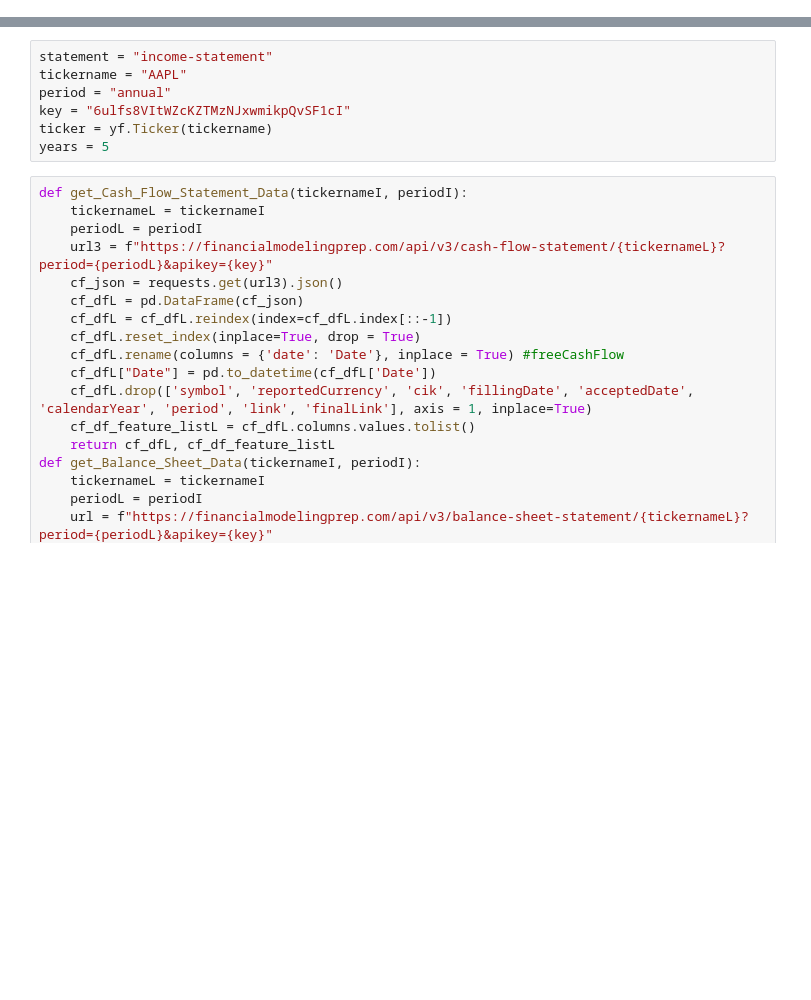
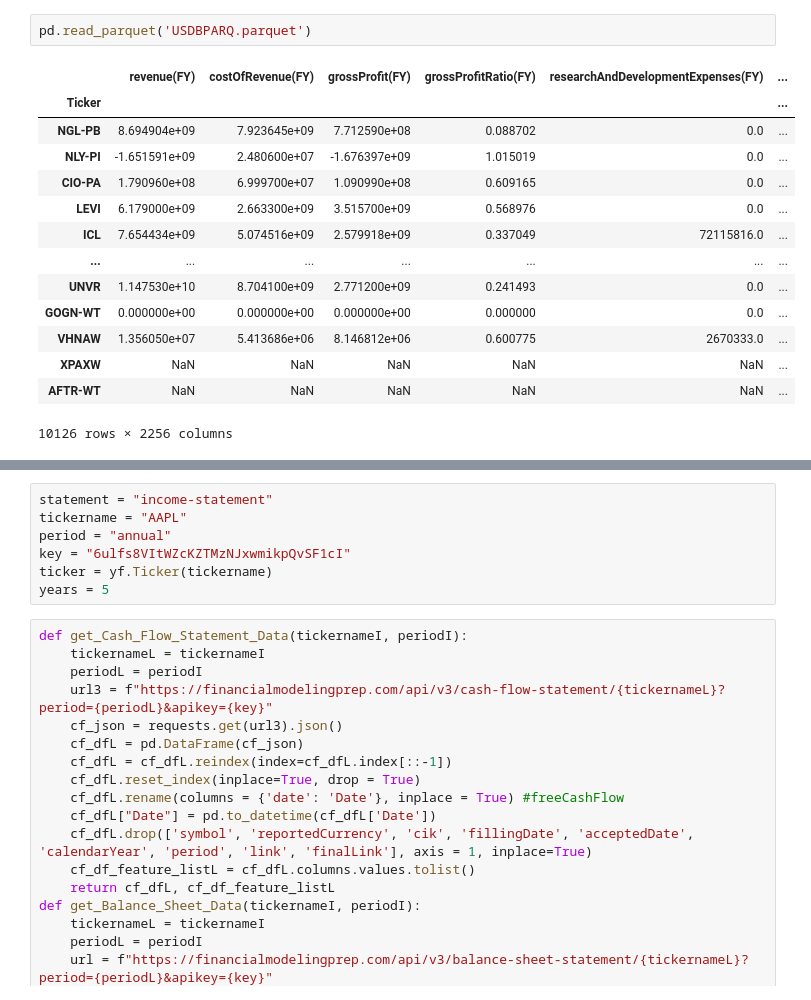
Before and after one commit to Hamza-joosub/StonksModels, a Jupyter notebook: WebAPP.ipynb, the cells around one changed output, grey strips where cells are left out. Cells and saved outputs as stored; diff of their text form; blank space fills up the shorter version.

```diff
--- a/WebAPP.ipynb
+++ b/WebAPP.ipynb
@@ -14,0 +95,17 @@ warnings.simplefilter(action='ignore', category=pd.errors.PerformanceWarning)
+# %%
+pd.read_parquet('USDBPARQ.parquet')
+# %% [output]
+|  | revenue(FY) | costOfRevenue(FY) | grossProfit(FY) | grossProfitRatio(FY) | researchAndDevelopmentExpenses(FY) | ... |
+| Ticker |  |  |  |  |  | ... |
+| NGL-PB | 8.694904e+09 | 7.923645e+09 | 7.712590e+08 | 0.088702 | 0.0 | ... |
+| NLY-PI | -1.651591e+09 | 2.480600e+07 | -1.676397e+09 | 1.015019 | 0.0 | ... |
+| CIO-PA | 1.790960e+08 | 6.999700e+07 | 1.090990e+08 | 0.609165 | 0.0 | ... |
+| LEVI | 6.179000e+09 | 2.663300e+09 | 3.515700e+09 | 0.568976 | 0.0 | ... |
+| ICL | 7.654434e+09 | 5.074516e+09 | 2.579918e+09 | 0.337049 | 72115816.0 | ... |
+| ... | ... | ... | ... | ... | ... | ... |
+| UNVR | 1.147530e+10 | 8.704100e+09 | 2.771200e+09 | 0.241493 | 0.0 | ... |
+| GOGN-WT | 0.000000e+00 | 0.000000e+00 | 0.000000e+00 | 0.000000 | 0.0 | ... |
+| VHNAW | 1.356050e+07 | 5.413686e+06 | 8.146812e+06 | 0.600775 | 2670333.0 | ... |
+| XPAXW | NaN | NaN | NaN | NaN | NaN | ... |
+| AFTR-WT | NaN | NaN | NaN | NaN | NaN | ... |
+10126 rows × 2256 columns
```
Also changed, not shown: parts of 18 cells of this notebook, 4 other files.
